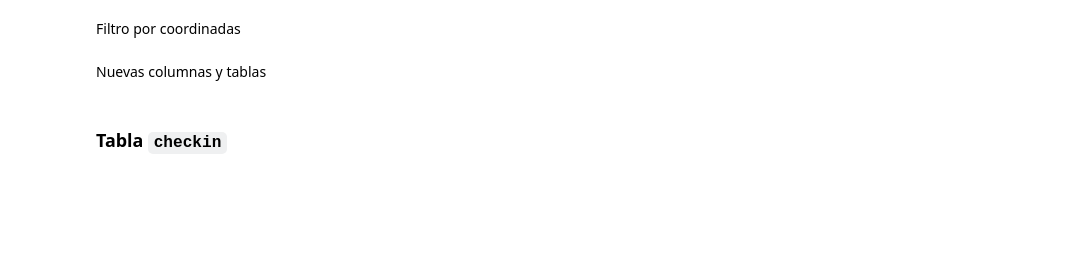
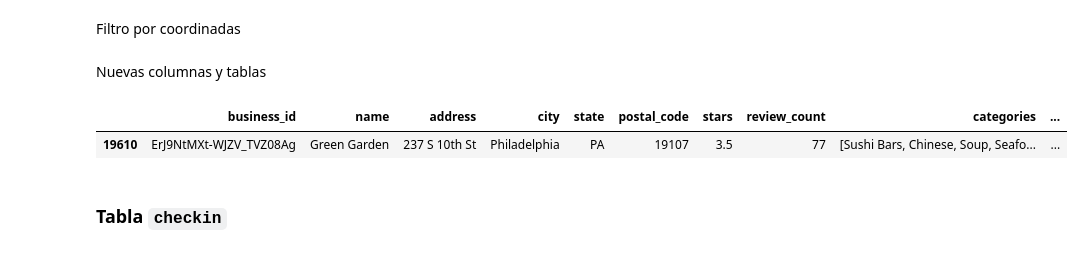
Before and after one commit to litcoininvestorbros/Henry_PF, a Jupyter notebook: notebooks/ETL/transform_raw_to_clean.ipynb, the cells around one changed output. Drawn from its saved outputs; the diff is of its cells as text; code cells hidden in the pictures; blank space fills up the shorter version.

```diff
--- a/notebooks/ETL/transform_raw_to_clean.ipynb
+++ b/notebooks/ETL/transform_raw_to_clean.ipynb
@@ -65,9 +69,16 @@ def es_dentro_de_area(latitude, longitude, punto_centro, radio=200) -> bool:
 coord_philadelphia = (39.9526, -75.1652)
 
 # Crear nuava columna con
-df_business['es_dentro_de_area'] = df_business.apply(lambda x: es_dentro_de_area(x['latitude'], x['longitude'], coord_philadelphia), axis=1)
-
-df_business = df_business[df_business['es_dentro_de_area']]
+df_business['es_area_Philadelphia'] = df_business.apply(lambda x: es_dentro_de_area(x['latitude'], x['longitude'], coord_philadelphia), axis=1)
+# %%
+# Coordinadas de Tampa, FL
+coord_tampa = (27.9475, -82.4586)
+
+# Crear nuava columna con
+df_business['es_area_Tampa'] = df_business.apply(lambda x: es_dentro_de_area(x['latitude'], x['longitude'], coord_tampa), axis=1)
+# %%
+df_business = df_business[df_business['es_area_Philadelphia'] | df_business['es_area_Tampa']]
+df_business.drop(columns=['es_area_Philadelphia', 'es_area_Tampa'], inplace=True)
 # %% [markdown]
 Nuevas columnas y tablas
 # %%
@@ -78,6 +89,12 @@ df_business.drop('attributes', axis=1, inplace=True)
 # %%
 # Crear nueva columna de coordinadas
 df_business['coordinates'] = df_business['latitude'].astype(str) + ',' + df_business['longitude'].astype(str)
+df_business.drop(columns=['latitude', 'longitude'], inplace=True)
+# %%
+df_business.sample()
+# %% [output]
+|  | business_id | name | address | city | state | postal_code | stars | review_count | categories | ... |
+| 19610 | ErJ9NtMXt-WJZV_TVZ08Ag | Green Garden | 237 S 10th St | Philadelphia | PA | 19107 | 3.5 | 77 | [Sushi Bars, Chinese, Soup, Seafo... | ... |
 # %% [markdown]
 ### Tabla `checkin`
 # %%
```
Also changed, not shown: parts of 8 cells of this notebook, 2 other files.
